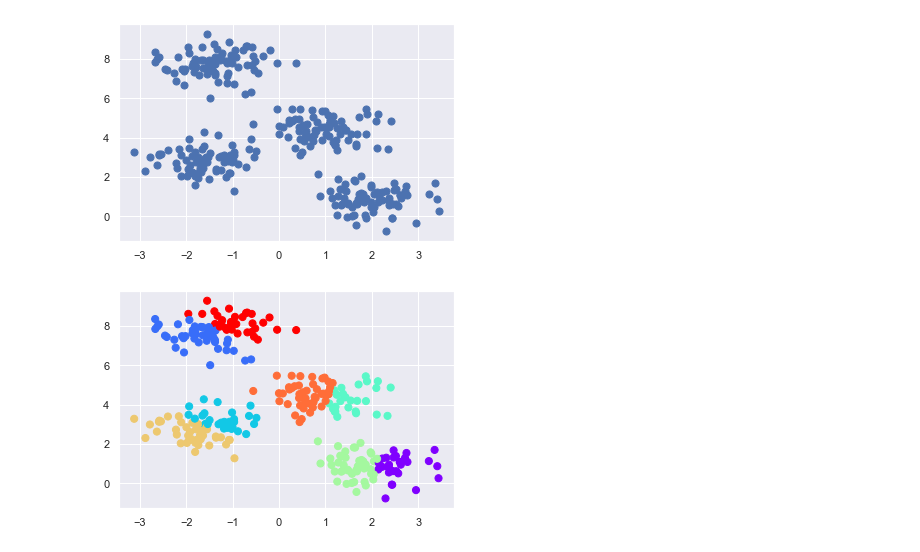
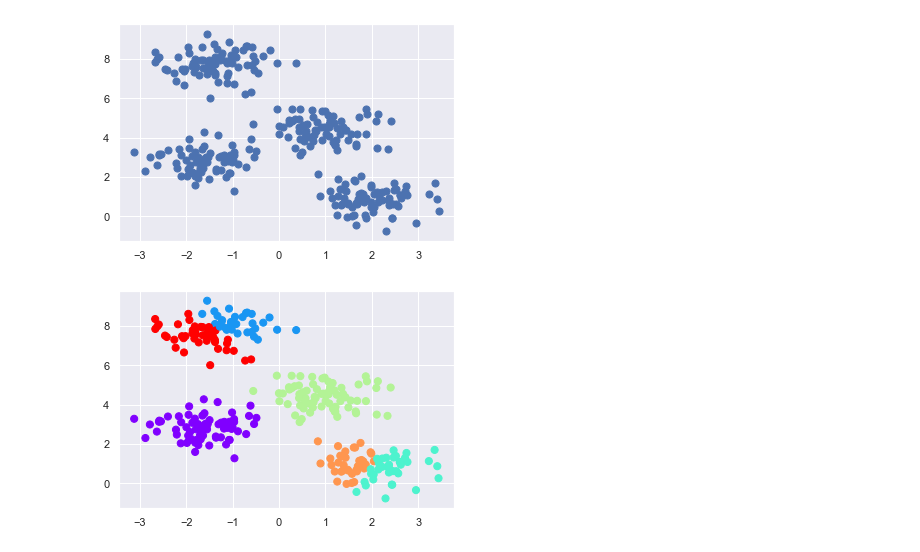
Before and after one commit to marcellusruben/JL_git_example, a Jupyter notebook: cluster.ipynb, the cells around one changed output. Drawn from its saved outputs; the diff is of its cells as text; code cells hidden in the pictures.

```diff
--- a/cluster.ipynb
+++ b/cluster.ipynb
@@ -13,9 +13,9 @@ plt.scatter(X[:, 0], X[:, 1], s=50);
 [figure]
 # %%
 from sklearn.cluster import KMeans
-est = KMeans(8)
+est = KMeans(6)
 est.fit(X)
 y_kmeans = est.predict(X)
 plt.scatter(X[:, 0], X[:, 1], c=y_kmeans, s=50, cmap='rainbow');
 # %% [output]
-[figure, old version]
+[figure, new version]
```
